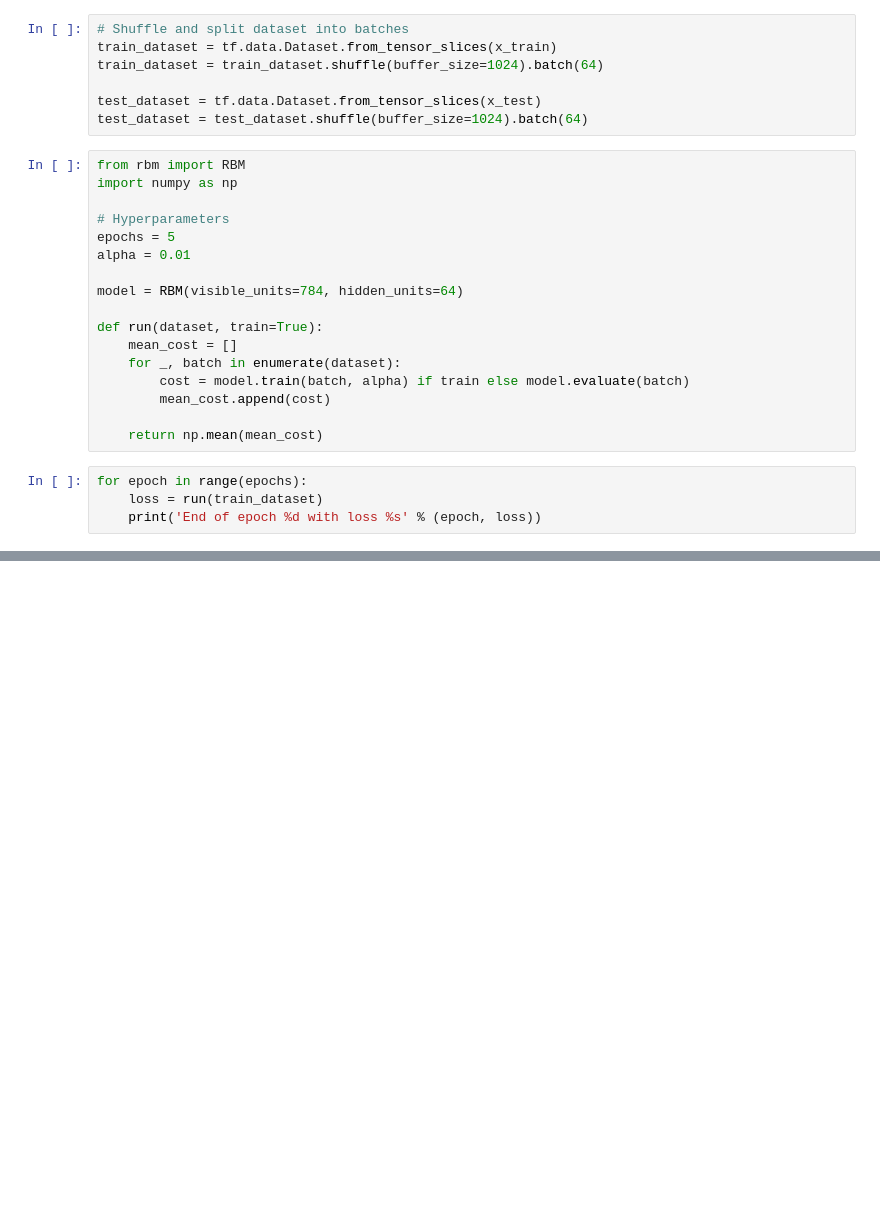
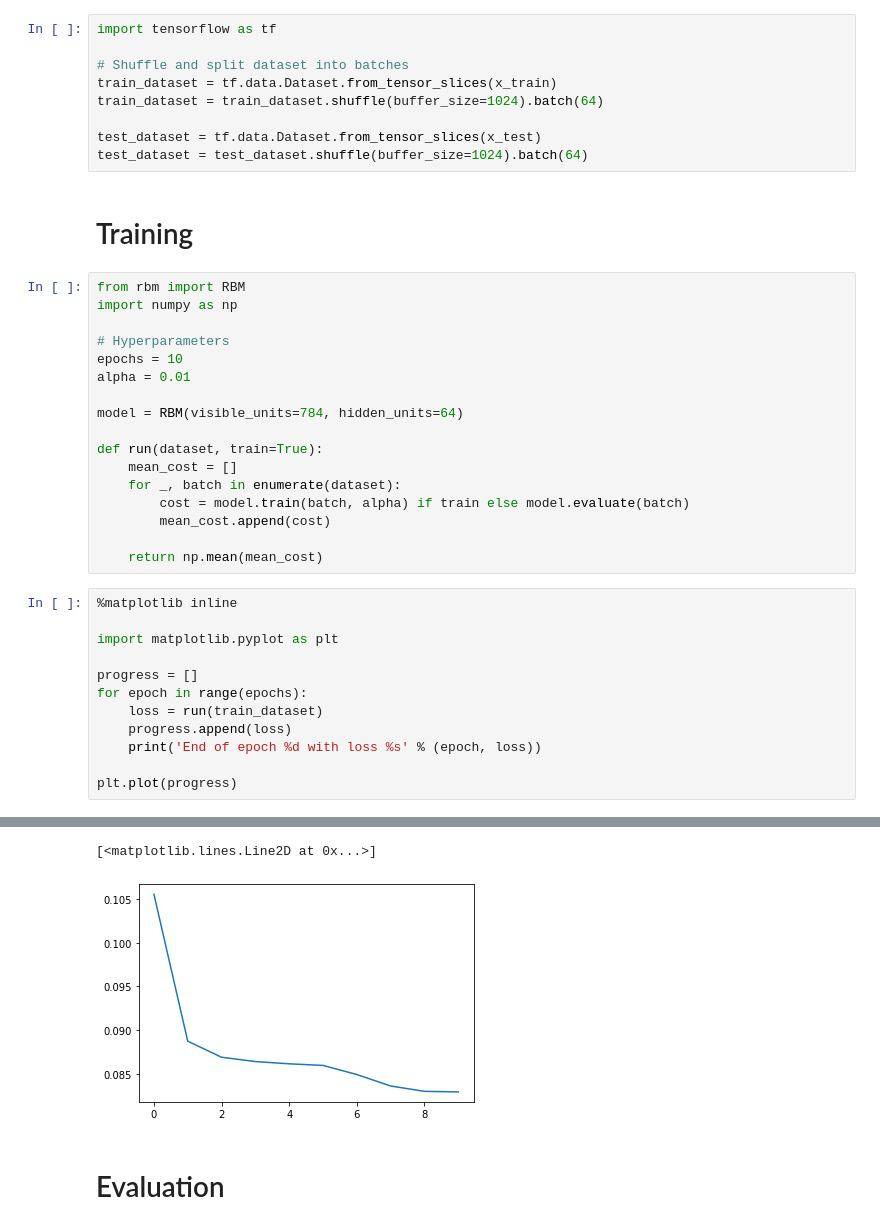
Before and after one commit to iHaikal/TFKerasRBM, a Jupyter notebook: mnist.ipynb, the cells around one changed output, grey strips where cells are left out. Cells and saved outputs as stored; diff of their text form; blank space fills up the shorter version.

```diff
--- a/mnist.ipynb
+++ b/mnist.ipynb
@@ -35,16 +36,20 @@ array([0.        , 0.        , 0.        , 0.        , 0.        ,
 # %%
+import tensorflow as tf
+
 # Shuffle and split dataset into batches
 train_dataset = tf.data.Dataset.from_tensor_slices(x_train)
 train_dataset = train_dataset.shuffle(buffer_size=1024).batch(64)
 
 test_dataset = tf.data.Dataset.from_tensor_slices(x_test)
 test_dataset = test_dataset.shuffle(buffer_size=1024).batch(64)
+# %% [markdown]
+# Training
 # %%
 from rbm import RBM
 import numpy as np
 
 # Hyperparameters
-epochs = 5
+epochs = 10
 alpha = 0.01
 
 model = RBM(visible_units=784, hidden_units=64)
@@ -57,7 +62,15 @@ def run(dataset, train=True):
 
     return np.mean(mean_cost)
 # %%
+%matplotlib inline
+
+import matplotlib.pyplot as plt
+
+progress = []
 for epoch in range(epochs):
     loss = run(train_dataset)
+    progress.append(loss)
     print('End of epoch %d with loss %s' % (epoch, loss))
+
+plt.plot(progress)
 # %% [output]
@@ -69 +87,5 @@ End of epoch 4 with loss 0.08558533
+[<matplotlib.lines.Line2D at 0x...>]
+[figure, added]
+# %% [markdown]
+# Evaluation
 # %%
```
Also changed, not shown: parts of 11 cells of this notebook, 2 other files.
